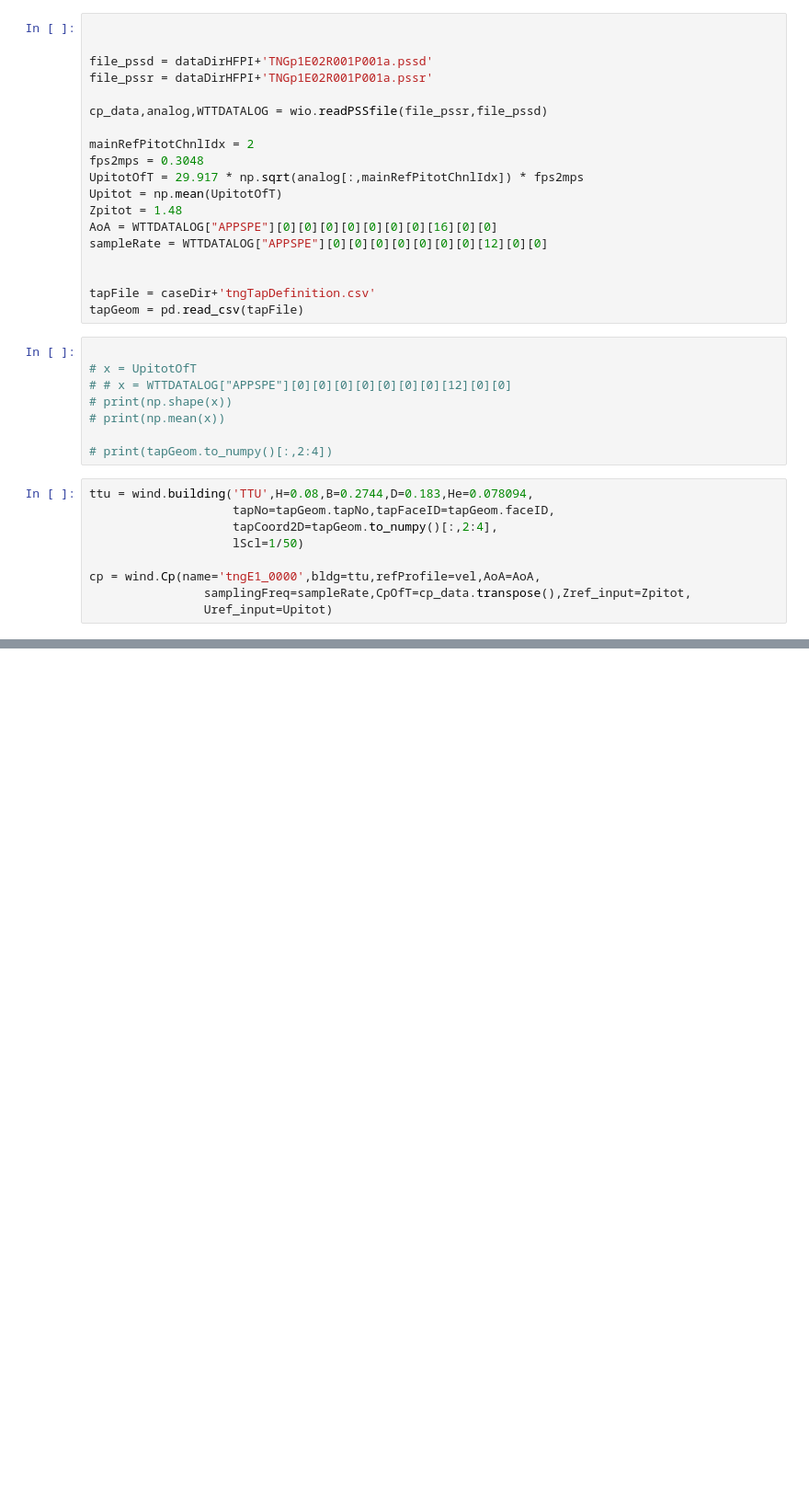
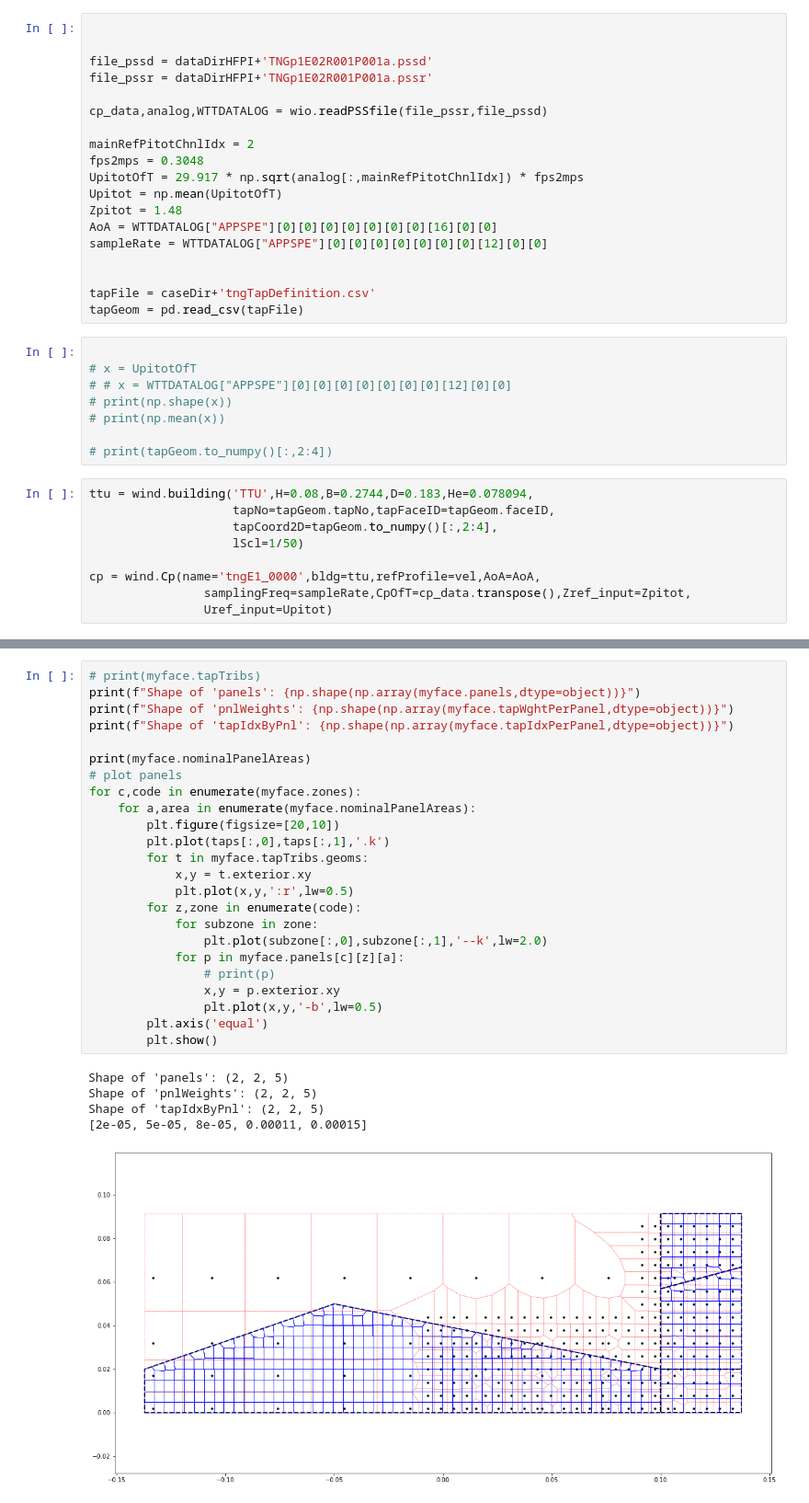
Before and after one commit to Tsinuel/windCalc, a Jupyter notebook: src/lab_wtProc.ipynb, the cells around one changed output, grey strips where cells are left out. Shown at 92% size. Drawn from its saved outputs; the diff is of its cells as text; blank space fills up the shorter version.

```diff
--- a/src/lab_wtProc.ipynb
+++ b/src/lab_wtProc.ipynb
@@ -127,0 +696,30 @@ test
+# %%
+# print(myface.tapTribs)
+print(f"Shape of 'panels': {np.shape(np.array(myface.panels,dtype=object))}")
+print(f"Shape of 'pnlWeights': {np.shape(np.array(myface.tapWghtPerPanel,dtype=object))}")
+print(f"Shape of 'tapIdxByPnl': {np.shape(np.array(myface.tapIdxPerPanel,dtype=object))}")
+
+print(myface.nominalPanelAreas)
+# plot panels
+for c,code in enumerate(myface.zones):
+    for a,area in enumerate(myface.nominalPanelAreas):
+        plt.figure(figsize=[20,10])
+        plt.plot(taps[:,0],taps[:,1],'.k')
+        for t in myface.tapTribs.geoms:
+            x,y = t.exterior.xy
+            plt.plot(x,y,':r',lw=0.5)
+        for z,zone in enumerate(code):
+            for subzone in zone:
+                plt.plot(subzone[:,0],subzone[:,1],'--k',lw=2.0)
+            for p in myface.panels[c][z][a]:
+                # print(p)
+                x,y = p.exterior.xy
+                plt.plot(x,y,'-b',lw=0.5)
+        plt.axis('equal')
+        plt.show()
+# %% [output]
+Shape of 'panels': (2, 2, 5)
+Shape of 'pnlWeights': (2, 2, 5)
+Shape of 'tapIdxByPnl': (2, 2, 5)
+[2e-05, 5e-05, 8e-05, 0.00011, 0.00015]
+[figure, added]
```
Also changed, not shown: parts of 10 cells of this notebook, 2 other files.
